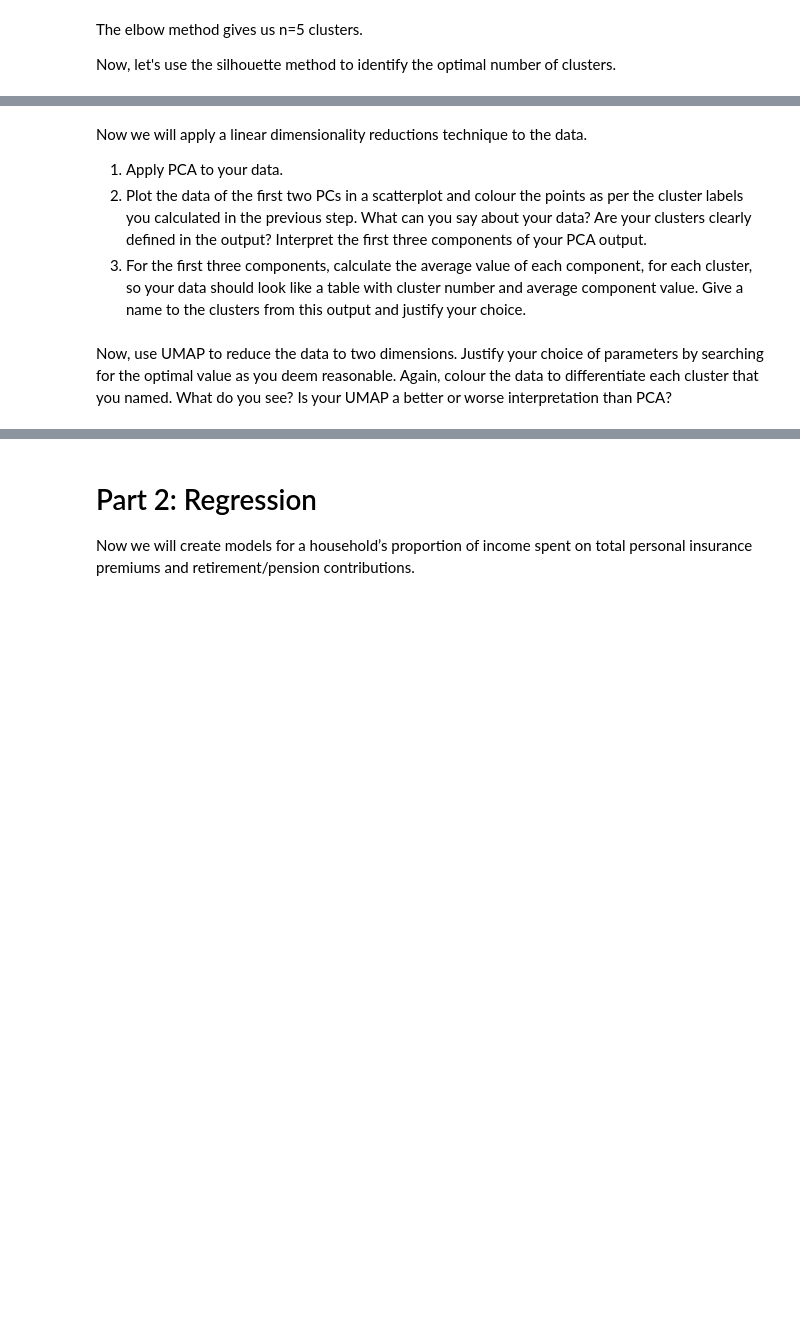
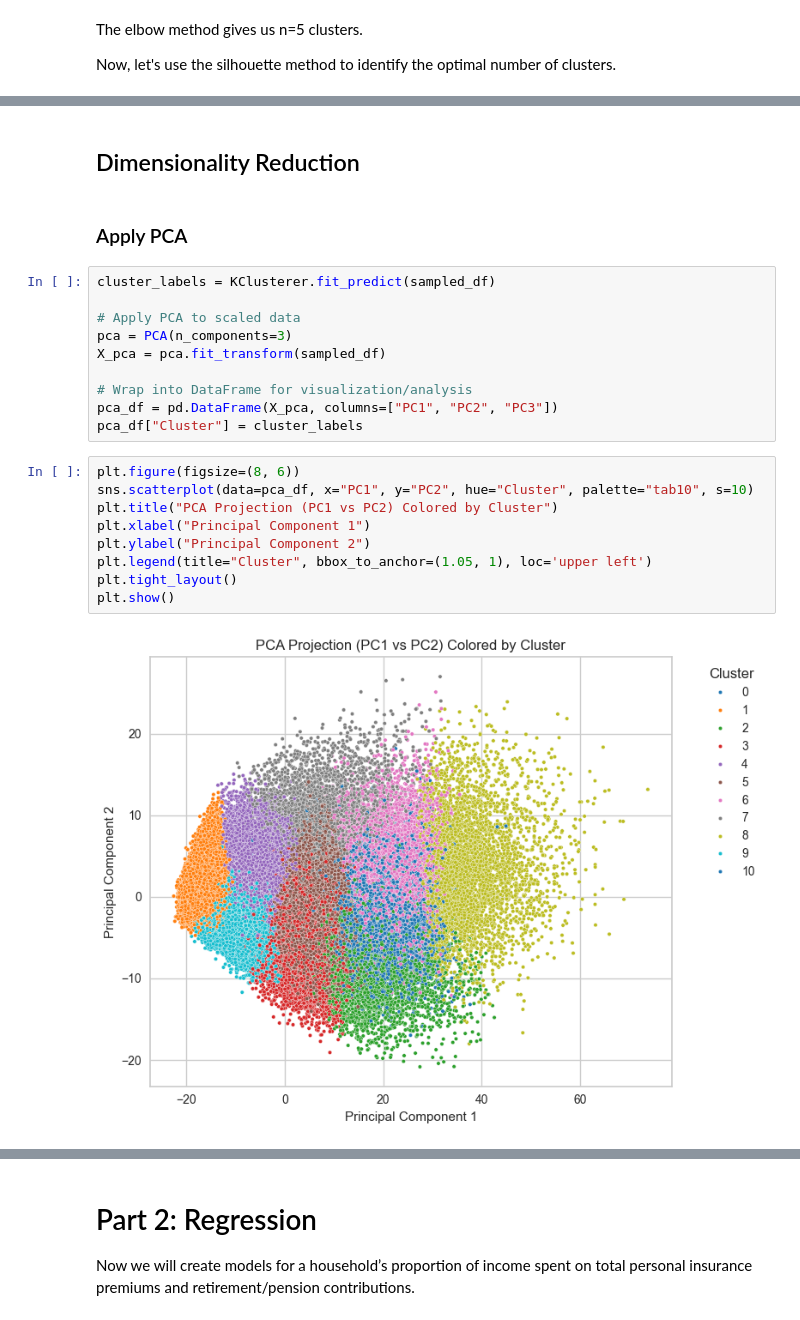
Before and after one commit to noahkostesku/CanadianHouseholdAnalysis, a Jupyter notebook: CanadianHouseholdAnalysis.ipynb, the cells around one changed output, grey strips where cells are left out. Drawn from its saved outputs; the diff is of its cells as text; blank space fills up the shorter version.

```diff
--- a/CanadianHouseholdAnalysis.ipynb
+++ b/CanadianHouseholdAnalysis.ipynb
@@ -482,16 +640,25 @@ KeyboardInterrupt:
-# %% [markdown]
-Now we will apply a linear dimensionality reductions technique to the data.
-1. Apply PCA to your data.
-2. Plot the data of the first two PCs in a scatterplot and colour the points as
-per the cluster labels you calculated in the previous step. What can you say
-about your data? Are your clusters clearly defined in the output? Interpret
-the first three components of your PCA output.
-3. For the first three components, calculate the average value of each
-component, for each cluster, so your data should look like a table with
-cluster number and average component value. Give a name to the clusters
-from this output and justify your choice.
-# %% [markdown]
- Now, use UMAP to reduce the data to two dimensions. Justify your choice of
-parameters by searching for the optimal value as you deem reasonable. Again,
-colour the data to differentiate each cluster that you named. What do you see? Is
-your UMAP a better or worse interpretation than PCA?
+# %% [markdown]
+<h2>Dimensionality Reduction</h2>
+# %% [markdown]
+<h3>Apply PCA</h3>
+# %%
+cluster_labels = KClusterer.fit_predict(sampled_df)
+
+# Apply PCA to scaled data
+pca = PCA(n_components=3)
+X_pca = pca.fit_transform(sampled_df)
+
+# Wrap into DataFrame for visualization/analysis
+pca_df = pd.DataFrame(X_pca, columns=["PC1", "PC2", "PC3"])
+pca_df["Cluster"] = cluster_labels
+# %%
+plt.figure(figsize=(8, 6))
+sns.scatterplot(data=pca_df, x="PC1", y="PC2", hue="Cluster", palette="tab10", s=10)
+plt.title("PCA Projection (PC1 vs PC2) Colored by Cluster")
+plt.xlabel("Principal Component 1")
+plt.ylabel("Principal Component 2")
+plt.legend(title="Cluster", bbox_to_anchor=(1.05, 1), loc='upper left')
+plt.tight_layout()
+plt.show()
+# %% [output]
+[figure, added]
```
Also changed, not shown: parts of 49 cells of this notebook, 1 other file.
